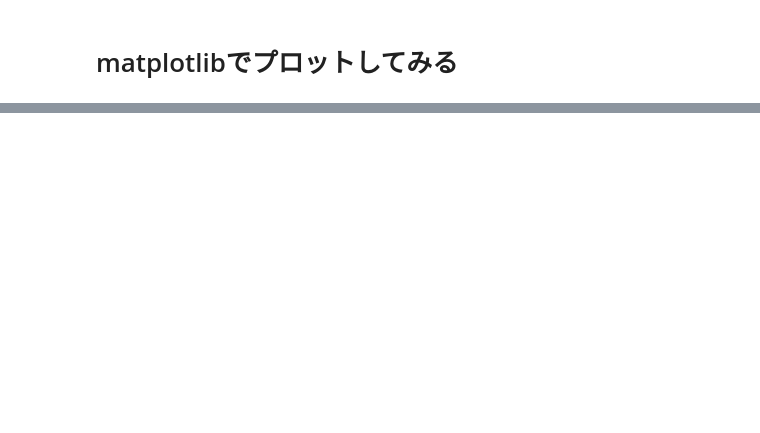
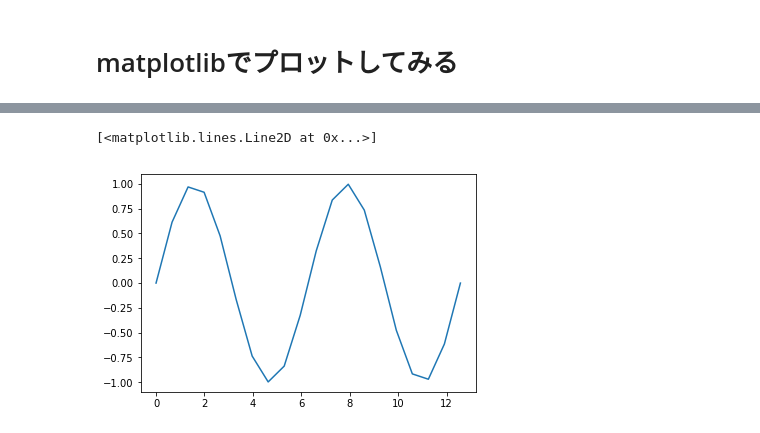
Before and after one commit to Ippai-Attena/Python_beginner, a Jupyter notebook: visualization/chap1.ipynb, the cells around one changed output, grey strips where cells are left out. Drawn from its saved outputs; the diff is of its cells as text; code cells hidden in the pictures; blank space fills up the shorter version.

```diff
--- a/visualization/chap1.ipynb
+++ b/visualization/chap1.ipynb
@@ -46,0 +51,7 @@ y = np.sin(x)
+# %%
+x = np.linspace(0,4*np.pi,20)   #0-4piまでを20分割
+y = np.sin(x)   #sin(x)を計算。（20個の値が出てくる）
+plt.plot(x,y)
+# %% [output]
+[<matplotlib.lines.Line2D at 0x...>]
+[figure, added]
```
Also changed, not shown: parts of 45 cells of this notebook.
